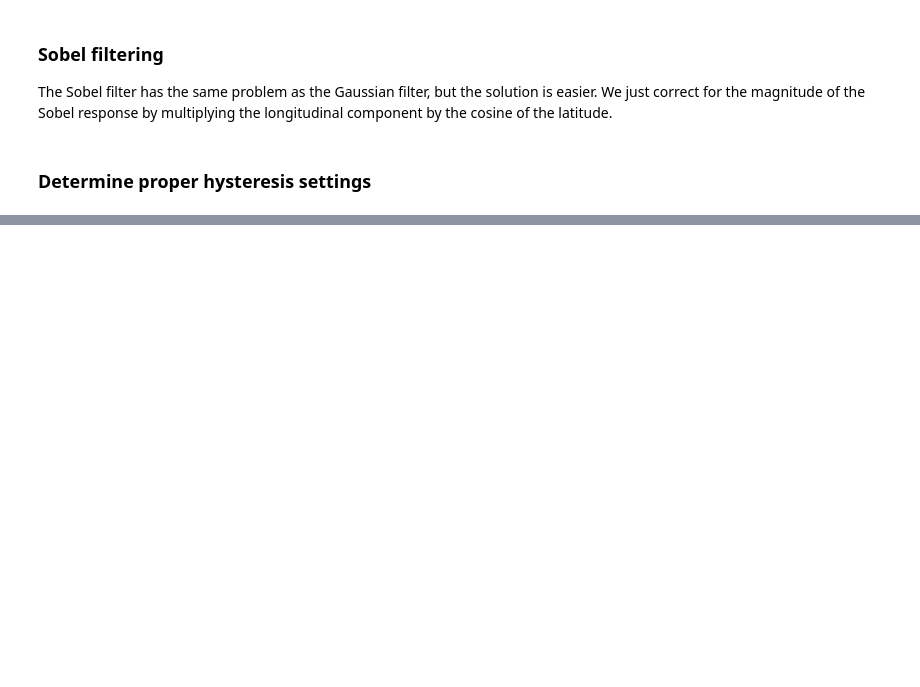
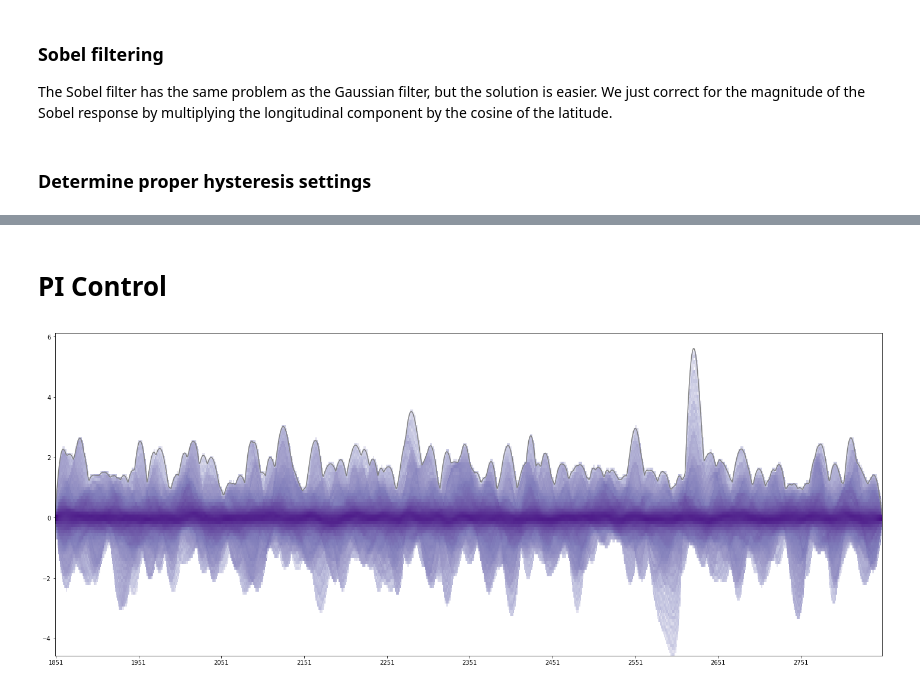
Before and after one commit to abrupt-climate/notebooks, a Jupyter notebook: Temperature.ipynb, the cells around one changed output, grey strips where cells are left out. Saved outputs shown, nothing was run; the diff lists cells and outputs as text; code cells hidden in the pictures; blank space fills up the shorter version.

Commit message:
attempt to include control sample into analysis

```diff
--- a/Temperature.ipynb
+++ b/Temperature.ipynb
@@ -109,7 +110,7 @@ sb = yearly_box.sobel_filter(smooth_data, weight=[30.*unit.year, 0.01*unit.km, 0
 # %% [markdown]
 ### Determine proper hysteresis settings
 # %%
-signal = 1./sb[3,:,:,:]
+signal = 1.0 / sb[3]
 
 # flatten sobel signal
 n_years = yearly_box.shape[0]
@@ -158,0 +160,38 @@ plt.show()
+# %% [markdown]
+# PI Control
+# %%
+control_set = DataSet(
+    path=data_folder, model='MPI-ESM-LR', variable='tas',
+    scenario='piControl', realization='r1i1p1')
+control_set.load()
+# %%
+control_data = control_set.data[2::12]
+yearly_box = control_set.box[2::12]
+
+smooth_control_data = yearly_box.gaussian_filter(control_data, [sigma_t, sigma_d, sigma_d])
+sbc = yearly_box.sobel_filter(smooth_control_data, weight=sobel_weights)
+# %%
+signal = sbc[0]/sbc[3,:,:,:]
+
+# flatten sobel signal
+n_years = yearly_box.shape[0]
+signal_flat = signal.reshape([n_years, -1])
+
+# create bins for histograms
+n_bins = 100
+bins = np.linspace(signal.min(), signal.max(), n_bins+1)
+
+# generate histogram for each time step
+hist = np.zeros(shape=(n_years, n_bins))
+for t in range(n_years):
+    h, _ = np.histogram(signal_flat[t], bins=bins)
+    hist[t, :] = h
+
+# plot
+plt.pcolormesh(yearly_box.dates, bins[:-1], hist.T,
+               norm=colors.LogNorm(vmin=0.1, vmax=hist.max()),
+               cmap='Purples')
+plt.plot(yearly_box.dates, signal_flat.max(axis=1), '-', c='gray')
+plt.show()
+# %% [output]
+[figure, added]
```
Also changed, not shown: parts of 11 cells of this notebook, 2 other files.
